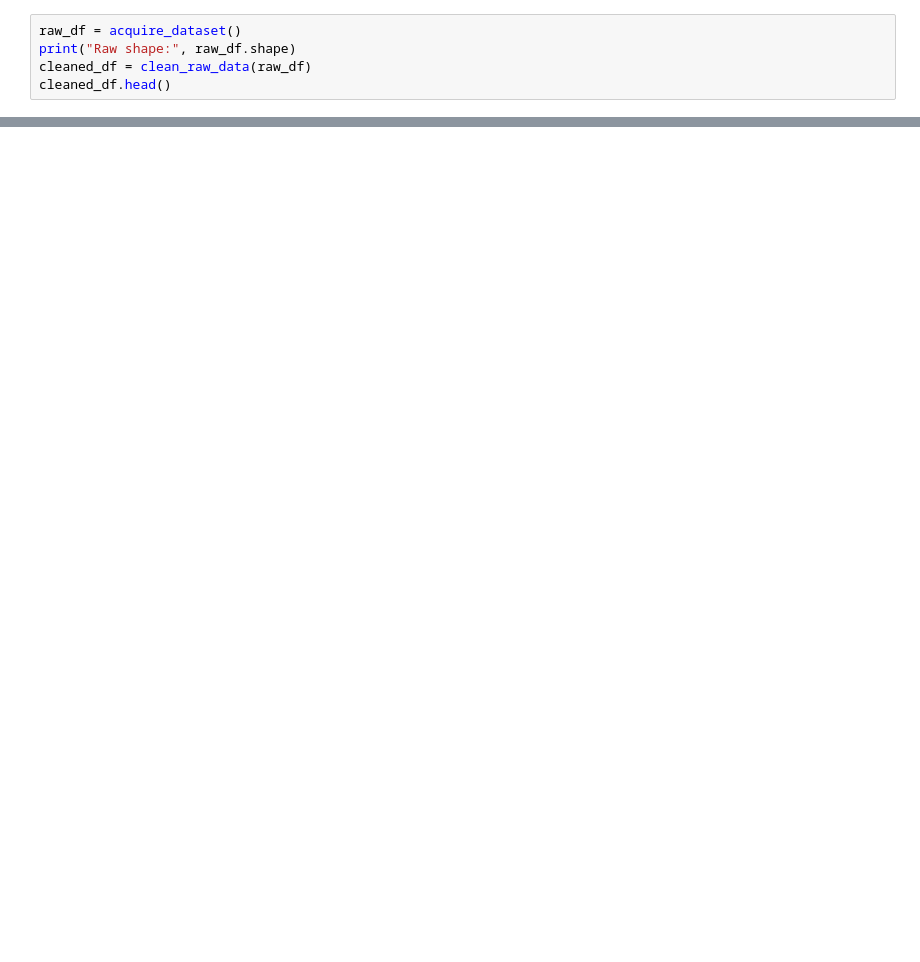
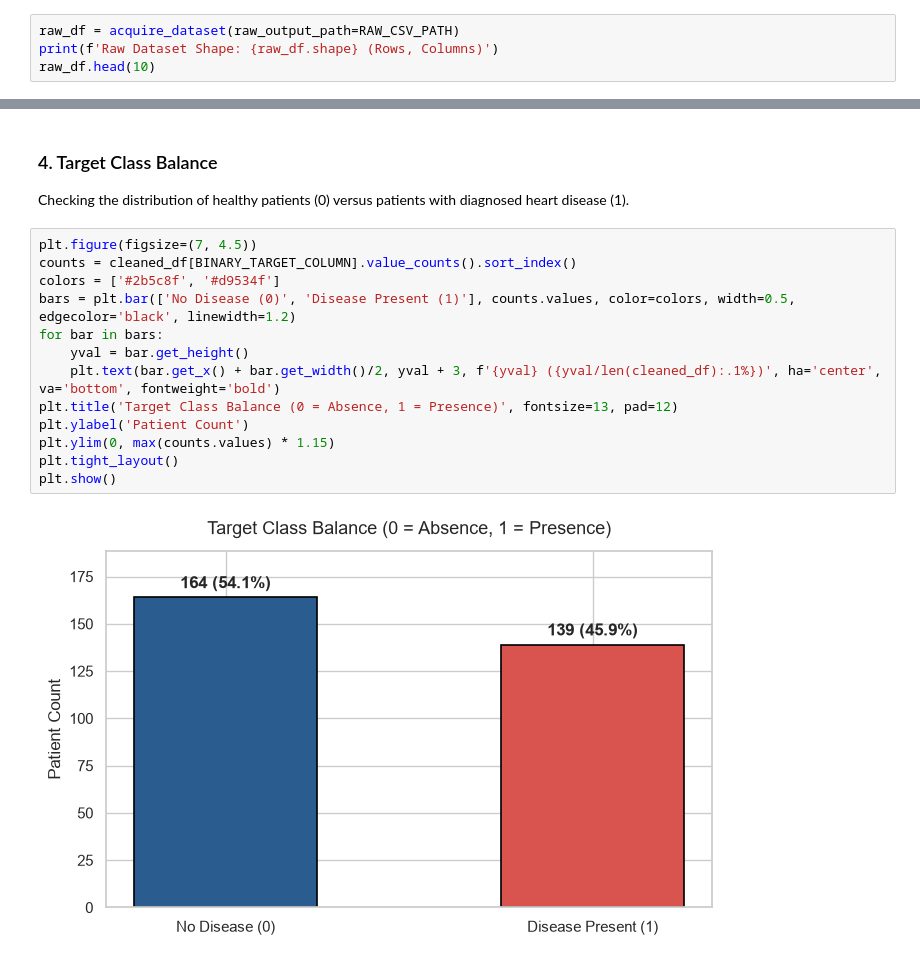
Before and after one commit to Sainagasashank/heart-disease-mlops-pipeline, a Jupyter notebook: notebooks/01_exploratory_data_analysis.ipynb, the cells around one changed output, grey strips where cells are left out. Cells and saved outputs as stored; diff of their text form; blank space fills up the shorter version.

Commit message:
Elaborate and execute all 3 Jupyter notebooks with populated cell outputs

```diff
--- a/notebooks/01_exploratory_data_analysis.ipynb
+++ b/notebooks/01_exploratory_data_analysis.ipynb
@@ -21,5 +33,4 @@ sns.set_theme(style="whitegrid", palette="muted")
 # %%
-raw_df = acquire_dataset()
-print("Raw shape:", raw_df.shape)
-cleaned_df = clean_raw_data(raw_df)
-cleaned_df.head()
+raw_df = acquire_dataset(raw_output_path=RAW_CSV_PATH)
+print(f'Raw Dataset Shape: {raw_df.shape} (Rows, Columns)')
+raw_df.head(10)
@@ -40,0 +95,18 @@ plt.show()
+# %% [markdown]
+### 4. Target Class Balance
+Checking the distribution of healthy patients (0) versus patients with diagnosed heart disease (1).
+# %%
+plt.figure(figsize=(7, 4.5))
+counts = cleaned_df[BINARY_TARGET_COLUMN].value_counts().sort_index()
+colors = ['#2b5c8f', '#d9534f']
+bars = plt.bar(['No Disease (0)', 'Disease Present (1)'], counts.values, color=colors, width=0.5, edgecolor='black', linewidth=1.2)
+for bar in bars:
+    yval = bar.get_height()
+    plt.text(bar.get_x() + bar.get_width()/2, yval + 3, f'{yval} ({yval/len(cleaned_df):.1%})', ha='center', va='bottom', fontweight='bold')
+plt.title('Target Class Balance (0 = Absence, 1 = Presence)', fontsize=13, pad=12)
+plt.ylabel('Patient Count')
+plt.ylim(0, max(counts.values) * 1.15)
+plt.tight_layout()
+plt.show()
+# %% [output]
+[figure, added]
```
Also changed, not shown: parts of 22 cells of this notebook, 37 other files.
